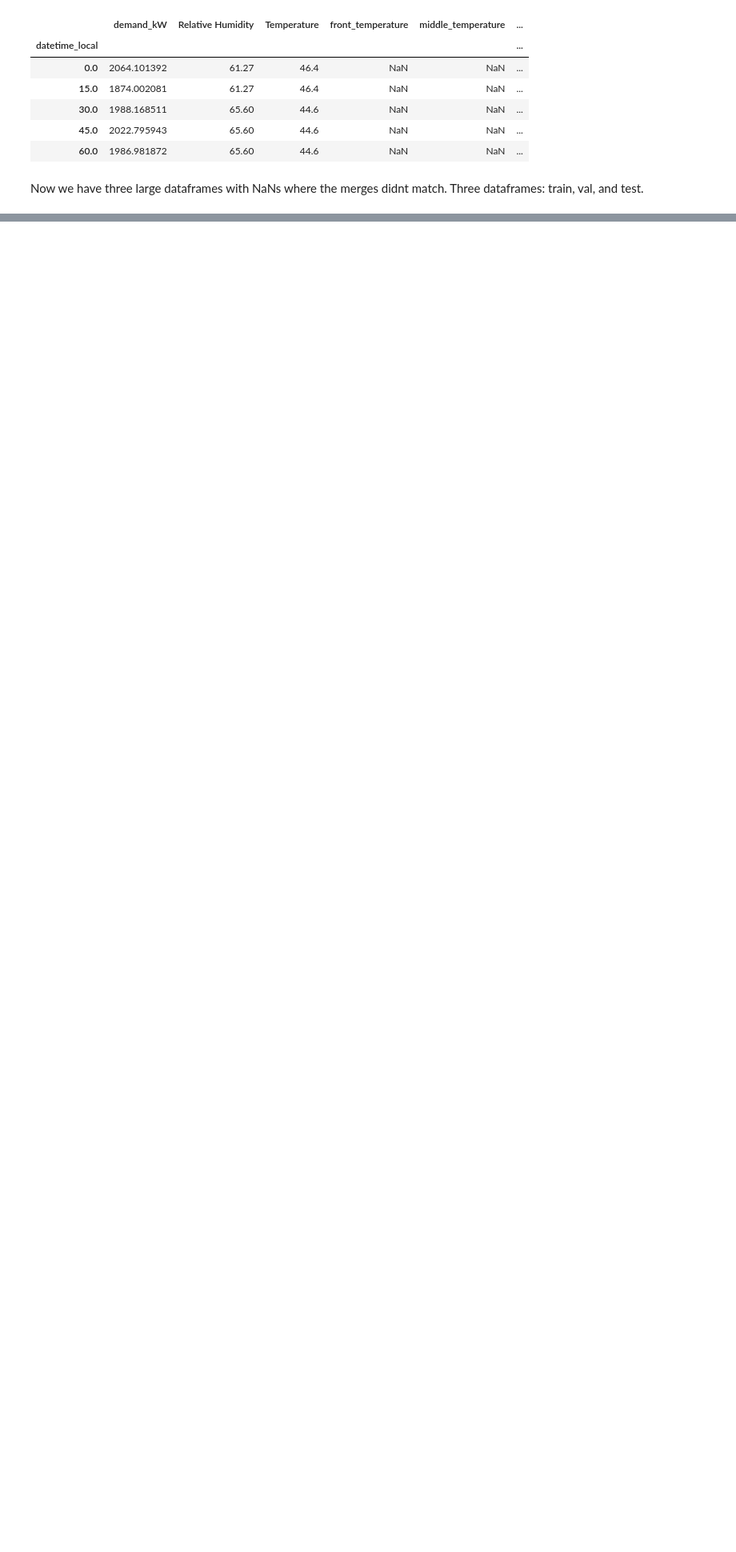
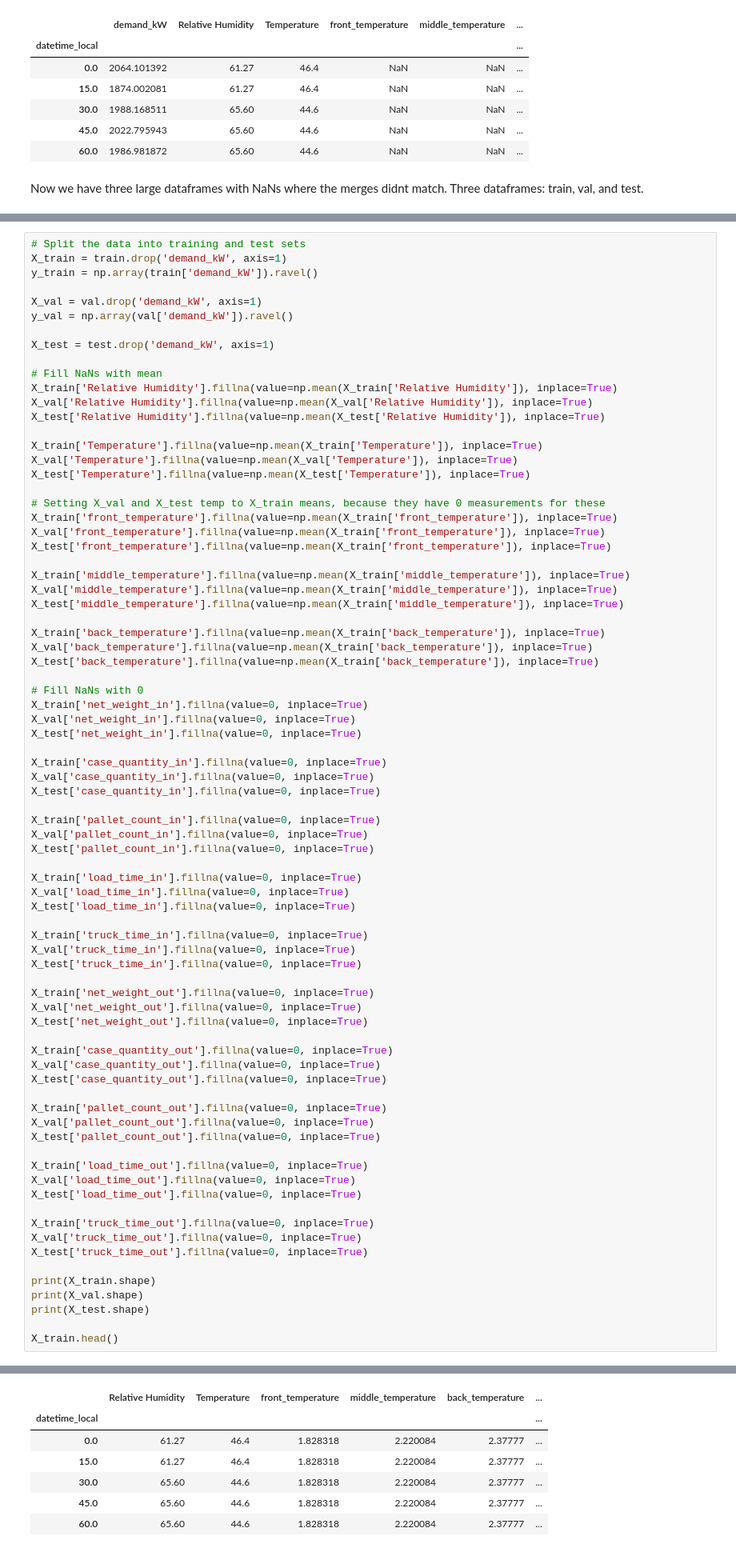
Before and after one commit to freek1/energy-demand-prediction, a Jupyter notebook: weather_only.ipynb, the cells around one changed output, grey strips where cells are left out. Shown: that part at 80% size. Cells and saved outputs as stored; diff of their text form; blank space fills up the shorter version.

```diff
--- a/weather_only.ipynb
+++ b/weather_only.ipynb
@@ -302,0 +323,79 @@ test: (91359, 16)
+# %%
+# Split the data into training and test sets
+X_train = train.drop('demand_kW', axis=1)
+y_train = np.array(train['demand_kW']).ravel()
+
+X_val = val.drop('demand_kW', axis=1)
+y_val = np.array(val['demand_kW']).ravel()
+
+X_test = test.drop('demand_kW', axis=1)
+
+# Fill NaNs with mean
+X_train['Relative Humidity'].fillna(value=np.mean(X_train['Relative Humidity']), inplace=True)
+X_val['Relative Humidity'].fillna(value=np.mean(X_val['Relative Humidity']), inplace=True)
+X_test['Relative Humidity'].fillna(value=np.mean(X_test['Relative Humidity']), inplace=True)
+
+X_train['Temperature'].fillna(value=np.mean(X_train['Temperature']), inplace=True)
+X_val['Temperature'].fillna(value=np.mean(X_val['Temperature']), inplace=True)
+X_test['Temperature'].fillna(value=np.mean(X_test['Temperature']), inplace=True)
+
+# Setting X_val and X_test temp to X_train means, because they have 0 measurements for these
+X_train['front_temperature'].fillna(value=np.mean(X_train['front_temperature']), inplace=True)
+X_val['front_temperature'].fillna(value=np.mean(X_train['front_temperature']), inplace=True)
+X_test['front_temperature'].fillna(value=np.mean(X_train['front_temperature']), inplace=True)
+
+X_train['middle_temperature'].fillna(value=np.mean(X_train['middle_temperature']), inplace=True)
+X_val['middle_temperature'].fillna(value=np.mean(X_train['middle_temperature']), inplace=True)
+X_test['middle_temperature'].fillna(value=np.mean(X_train['middle_temperature']), inplace=True)
+
+X_train['back_temperature'].fillna(value=np.mean(X_train['back_temperature']), inplace=True)
+X_val['back_temperature'].fillna(value=np.mean(X_train['back_temperature']), inplace=True)
+X_test['back_temperature'].fillna(value=np.mean(X_train['back_temperature']), inplace=True)
+
+# Fill NaNs with 0
+X_train['net_weight_in'].fillna(value=0, inplace=True)
+X_val['net_weight_in'].fillna(value=0, inplace=True)
+X_test['net_weight_in'].fillna(value=0, inplace=True)
+
+X_train['case_quantity_in'].fillna(value=0, inplace=True)
+X_val['case_quantity_in'].fillna(value=0, inplace=True)
+X_test['case_quantity_in'].fillna(value=0, inplace=True)
+
+X_train['pallet_count_in'].fillna(value=0, inplace=True)
+X_val['pallet_count_in'].fillna(value=0, inplace=True)
+X_test['pallet_count_in'].fillna(value=0, inplace=True)
+
+X_train['load_time_in'].fillna(value=0, inplace=True)
+X_val['load_time_in'].fillna(value=0, inplace=True)
+X_test['load_time_in'].fillna(value=0, inplace=True)
+
+X_train['truck_time_in'].fillna(value=0, inplace=True)
+X_val['truck_time_in'].fillna(value=0, inplace=True)
+X_test['truck_time_in'].fillna(value=0, inplace=True)
+
+X_train['net_weight_out'].fillna(value=0, inplace=True)
+X_val['net_weight_out'].fillna(value=0, inplace=True)
+X_test['net_weight_out'].fillna(value=0, inplace=True)
+
+X_train['case_quantity_out'].fillna(value=0, inplace=True)
+X_val['case_quantity_out'].fillna(value=0, inplace=True)
+X_test['case_quantity_out'].fillna(value=0, inplace=True)
+
+X_train['pallet_count_out'].fillna(value=0, inplace=True)
+X_val['pallet_count_out'].fillna(value=0, inplace=True)
+X_test['pallet_count_out'].fillna(value=0, inplace=True)
+
+X_train['load_time_out'].fillna(value=0, inplace=True)
+X_val['load_time_out'].fillna(value=0, inplace=True)
+X_test['load_time_out'].fillna(value=0, inplace=True)
+
+X_train['truck_time_out'].fillna(value=0, inplace=True)
+X_val['truck_time_out'].fillna(value=0, inplace=True)
+X_test['truck_time_out'].fillna(value=0, inplace=True)
+
+print(X_train.shape)
+print(X_val.shape)
+print(X_test.shape)
+
+X_train.head()
+# %% [output]
@@ -303 +405,8 @@ test: (91359, 16)
+|  | Relative Humidity | Temperature | front_temperature | middle_temperature | back_temperature | ... |
+| datetime_local |  |  |  |  |  | ... |
+| 0.0 | 61.27 | 46.4 | 1.828318 | 2.220084 | 2.37777 | ... |
+| 15.0 | 61.27 | 46.4 | 1.828318 | 2.220084 | 2.37777 | ... |
+| 30.0 | 65.60 | 44.6 | 1.828318 | 2.220084 | 2.37777 | ... |
+| 45.0 | 65.60 | 44.6 | 1.828318 | 2.220084 | 2.37777 | ... |
+| 60.0 | 65.60 | 44.6 | 1.828318 | 2.220084 | 2.37777 | ... |
 # %%
```
Also changed, not shown: parts of 6 cells of this notebook, 2 other files.
